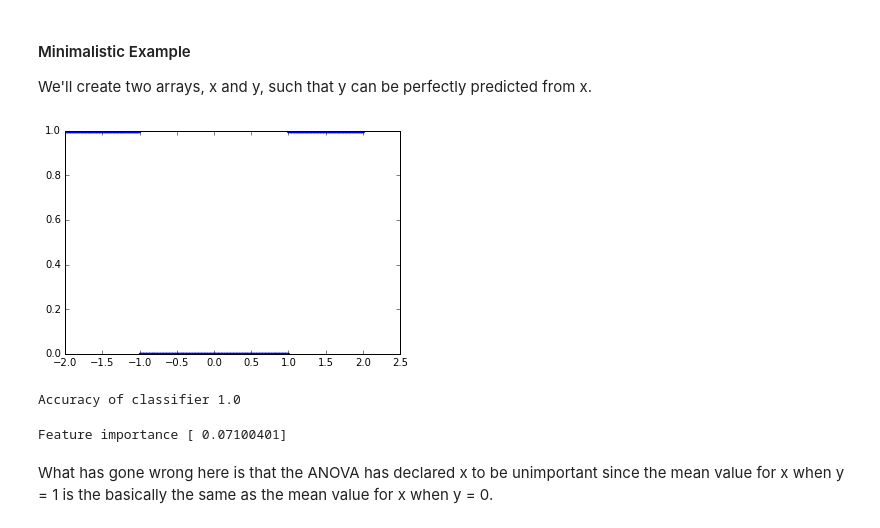
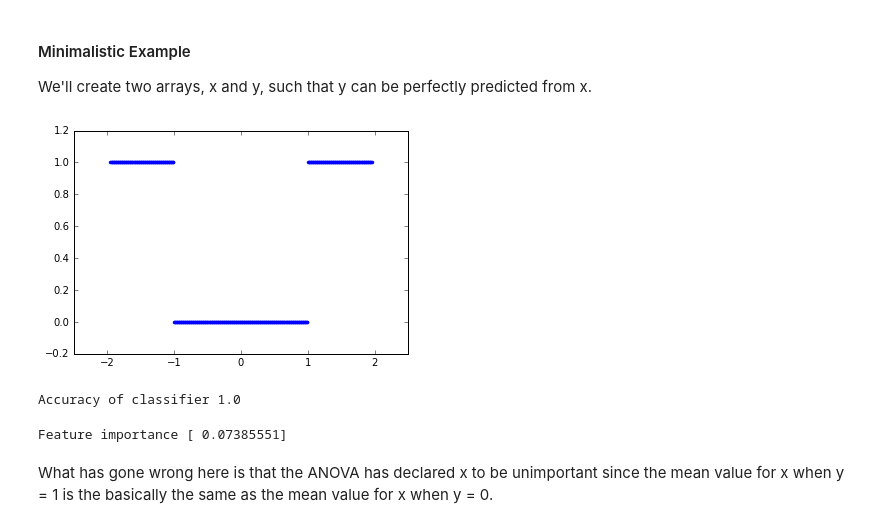
Before and after one commit to paulruvolo/DataScience16, a Jupyter notebook: inclass/day13/model_iteration_2_debrief.ipynb, the cells around one changed output. Cells and saved outputs as stored; diff of their text form; code cells hidden in the pictures.

```diff
--- a/inclass/day13/model_iteration_2_debrief.ipynb
+++ b/inclass/day13/model_iteration_2_debrief.ipynb
@@ -134,14 +135,16 @@ In this case we are using the score function `f_classif`.  If we read the docume
 # %%
 import numpy as np
 import matplotlib.pyplot as plt
 
-x = np.arange(-2, 2.01, .01)
+x = np.arange(-1.95, 1.96, .01)
 y = abs(x) > 1
 x = x[:,np.newaxis]
 plt.plot(x,y,'b.')
+plt.ylim([-.2, 1.2])
+plt.xlim([-2.5, 2.5])
 plt.show()
 # %% [output]
-[figure, old version]
+[figure, new version]
 # %%
 from sklearn.cross_validation import train_test_split
 from sklearn.ensemble import RandomForestClassifier
@@ -158,7 +161,7 @@ selector = SelectKBest(k=1)
 selector.fit(x, y)
 print "Feature importance", -np.log(selector.pvalues_)
 # %% [output]
-Feature importance [ 0.07100401]
+Feature importance [ 0.07385551]
 # %% [markdown]
 What has gone wrong here is that the ANOVA has declared x to be unimportant since the mean value for x when y = 1 is the basically the same as the mean value for x when y = 0.
 # %% [markdown]
```
Also changed, not shown: parts of 11 cells of this notebook.
